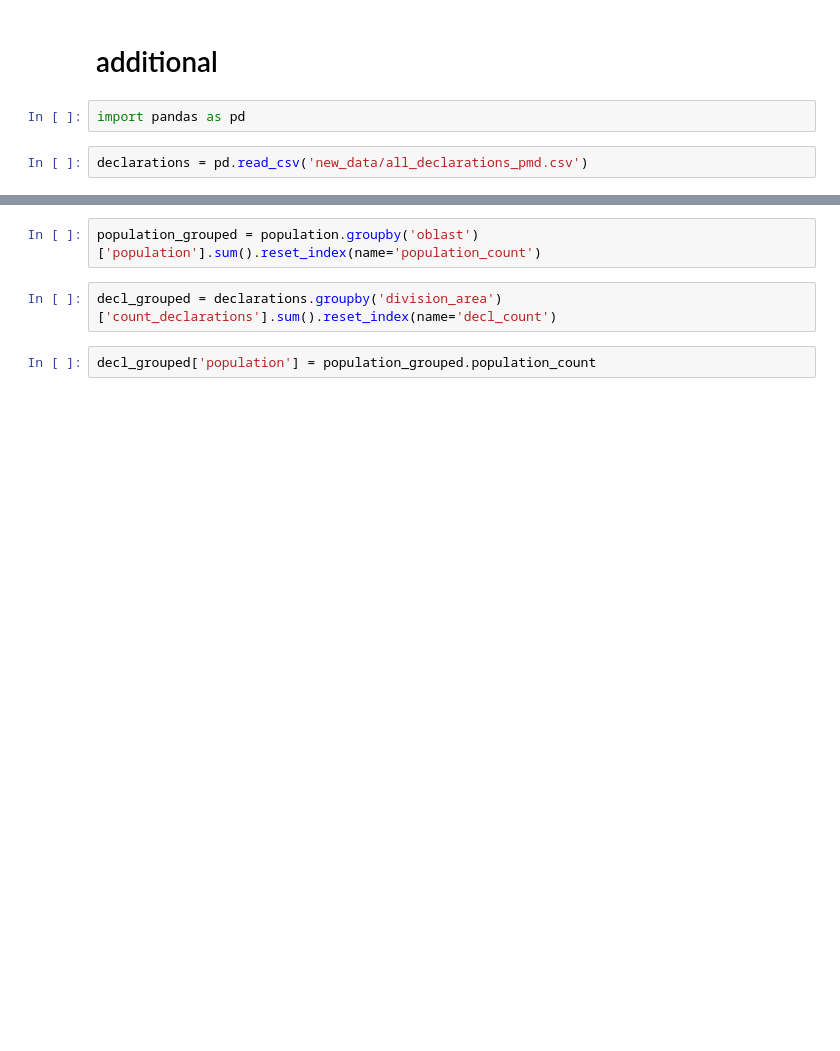
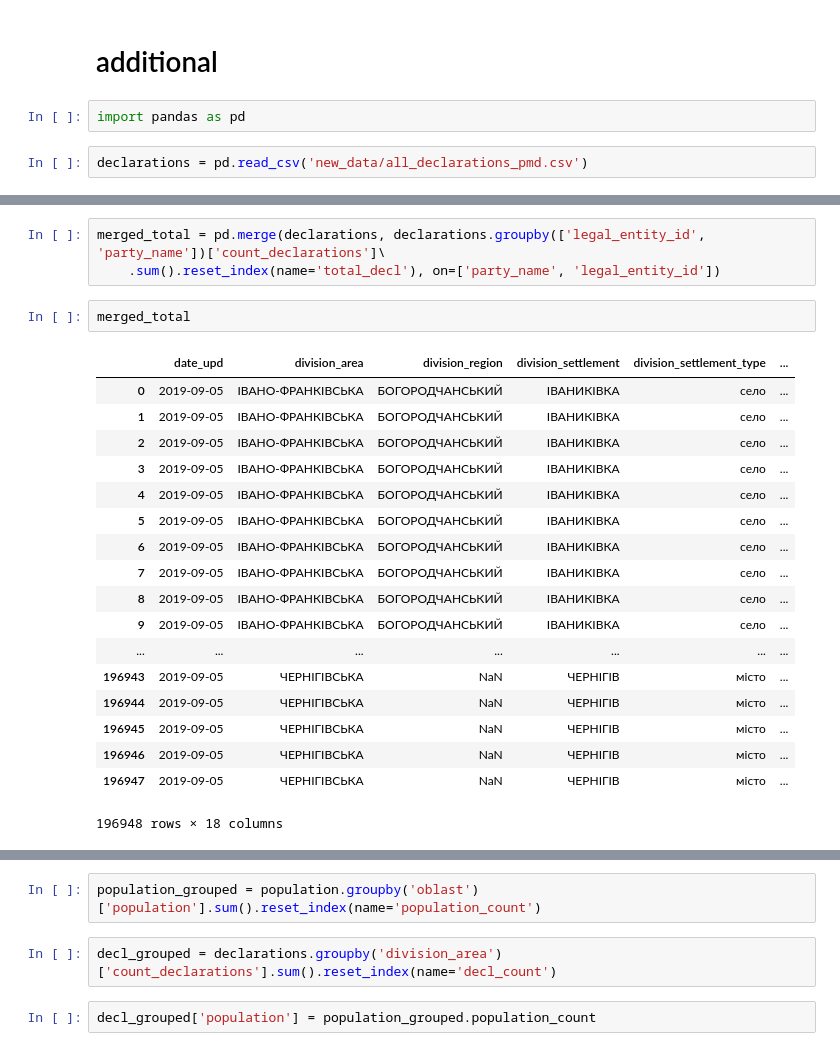
Before and after one commit to ptrBodnar/medical_data, a Jupyter notebook: final_data_processing.ipynb, the cells around one changed output, grey strips where cells are left out. Cells and saved outputs as stored; diff of their text form; blank space fills up the shorter version.

```diff
--- a/final_data_processing.ipynb
+++ b/final_data_processing.ipynb
@@ -6,0 +14,24 @@ declarations = pd.read_csv('new_data/all_declarations_pmd.csv')
+# %%
+merged_total = pd.merge(declarations, declarations.groupby(['legal_entity_id', 'party_name'])['count_declarations']\
+    .sum().reset_index(name='total_decl'), on=['party_name', 'legal_entity_id'])
+# %%
+merged_total
+# %% [output]
+|  | date_upd | division_area | division_region | division_settlement | division_settlement_type | ... |
+| 0 | 2019-09-05 | ІВАНО-ФРАНКІВСЬКА | БОГОРОДЧАНСЬКИЙ | ІВАНИКІВКА | село | ... |
+| 1 | 2019-09-05 | ІВАНО-ФРАНКІВСЬКА | БОГОРОДЧАНСЬКИЙ | ІВАНИКІВКА | село | ... |
+| 2 | 2019-09-05 | ІВАНО-ФРАНКІВСЬКА | БОГОРОДЧАНСЬКИЙ | ІВАНИКІВКА | село | ... |
+| 3 | 2019-09-05 | ІВАНО-ФРАНКІВСЬКА | БОГОРОДЧАНСЬКИЙ | ІВАНИКІВКА | село | ... |
+| 4 | 2019-09-05 | ІВАНО-ФРАНКІВСЬКА | БОГОРОДЧАНСЬКИЙ | ІВАНИКІВКА | село | ... |
+| 5 | 2019-09-05 | ІВАНО-ФРАНКІВСЬКА | БОГОРОДЧАНСЬКИЙ | ІВАНИКІВКА | село | ... |
+| 6 | 2019-09-05 | ІВАНО-ФРАНКІВСЬКА | БОГОРОДЧАНСЬКИЙ | ІВАНИКІВКА | село | ... |
+| 7 | 2019-09-05 | ІВАНО-ФРАНКІВСЬКА | БОГОРОДЧАНСЬКИЙ | ІВАНИКІВКА | село | ... |
+| 8 | 2019-09-05 | ІВАНО-ФРАНКІВСЬКА | БОГОРОДЧАНСЬКИЙ | ІВАНИКІВКА | село | ... |
+| 9 | 2019-09-05 | ІВАНО-ФРАНКІВСЬКА | БОГОРОДЧАНСЬКИЙ | ІВАНИКІВКА | село | ... |
+| ... | ... | ... | ... | ... | ... | ... |
+| 196943 | 2019-09-05 | ЧЕРНІГІВСЬКА | NaN | ЧЕРНІГІВ | місто | ... |
+| 196944 | 2019-09-05 | ЧЕРНІГІВСЬКА | NaN | ЧЕРНІГІВ | місто | ... |
+| 196945 | 2019-09-05 | ЧЕРНІГІВСЬКА | NaN | ЧЕРНІГІВ | місто | ... |
+| 196946 | 2019-09-05 | ЧЕРНІГІВСЬКА | NaN | ЧЕРНІГІВ | місто | ... |
+| 196947 | 2019-09-05 | ЧЕРНІГІВСЬКА | NaN | ЧЕРНІГІВ | місто | ... |
+196948 rows × 18 columns
```
Also changed, not shown: parts of 36 cells of this notebook, 4 other files.
